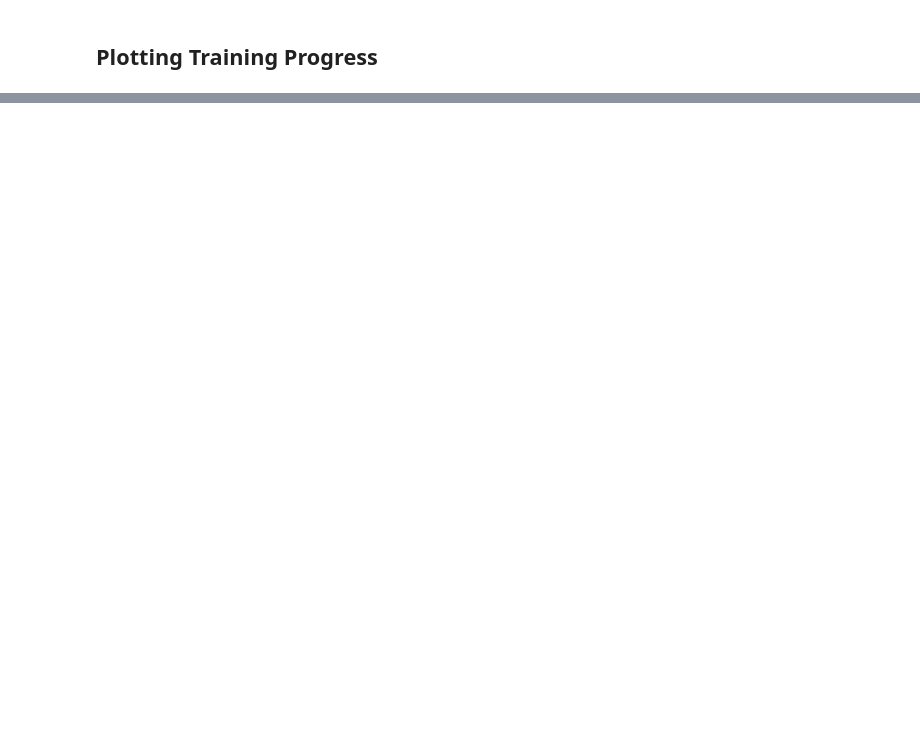
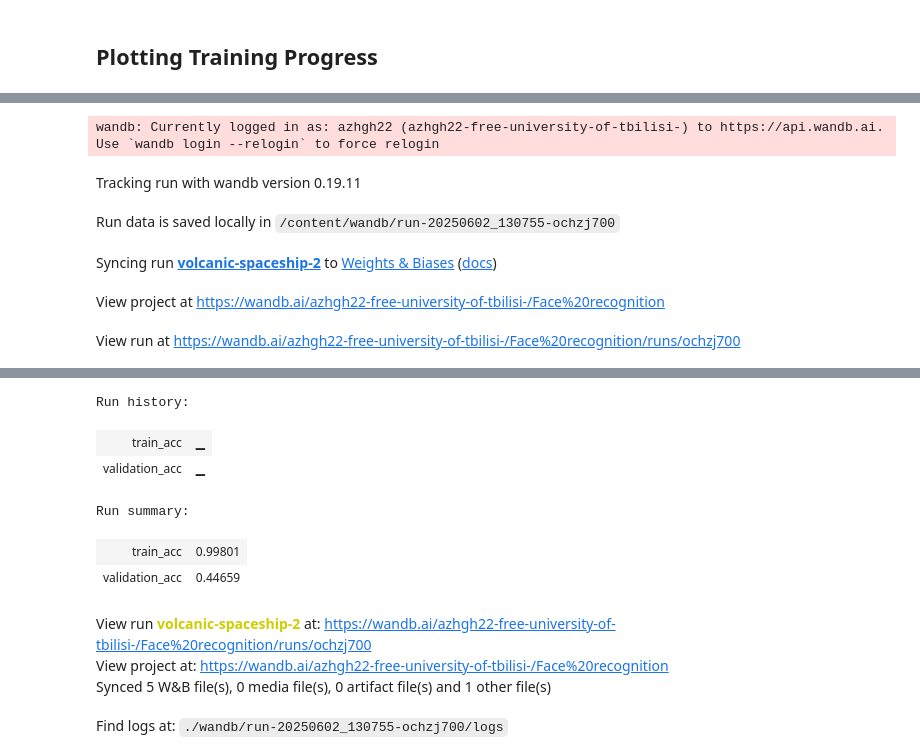
Before and after one commit to azhgh22/ML04_Facial_Expression_Recognition_Challenge, a Jupyter notebook: model.ipynb, the cells around one changed output, grey strips where cells are left out. Drawn from its saved outputs; the diff is of its cells as text; code cells hidden in the pictures; blank space fills up the shorter version.

Commit message:
trained first model with very high variance

```diff
--- a/model.ipynb
+++ b/model.ipynb
@@ -222,5 +200,2 @@ Estimated Total Size (MB): 37.70
-# %%
-criterion = nn.CrossEntropyLoss()
-optimizer = Adam(model.parameters(), lr=LR)
 # %% [markdown]
 ## **Training**
@@ -284,0 +256,11 @@ Epoch 10/10, Train Loss: 10.4009 Train Accuracy 70.3623
+# %%
+model = nn.Sequential(
+    nn.Conv2d(1,32,kernel_size=3,padding=1,stride=1),
+    nn.ReLU(),
+    nn.BatchNorm2d(32),
+    nn.Flatten(),
+    nn.Linear(48*48*32,128),
+    nn.ReLU(),
+    nn.Linear(128,N_CLASSES)
+).cuda()
+train_part34(model,Adam(model.parameters(), lr=LR),train_loader,20)
@@ -301,0 +287,5 @@ Accuracy Score is: 41.4674 and Loss is 0.474
+# %%
+train_accuracy = check_accuracy_part34(train_loader,model)
+val_accuracy = check_accuracy_part34(val_loader,model)
+print("train : ",train_accuracy)
+print("validation : ",val_accuracy)
@@ -325,0 +333,37 @@ plt.show()
+# %%
+import random
+
+import wandb
+
+# Start a new wandb run to track this script.
+run = wandb.init(
+    # Set the wandb entity where your project will be logged (generally your team name).
+    entity="azhgh22-free-university-of-tbilisi-",
+    # Set the wandb project where this run will be logged.
+    project="Face recognition",
+    # Track hyperparameters and run metadata.
+    config={
+        "learning_rate": LR,
+        "batch_size" : BATCH_SIZE,
+        "epochs" : 20,
+        "architecture": "CNN",
+        "dataset": "CIFAR-100",
+        "optimizer" : "Adam",
+        "loss function" : "Cross-entropy loss"
+    },
+)
+
+run.log({"train_acc": train_accuracy, "validation_acc": val_accuracy})
+
+torch.save(model.state_dict(), 'conv1.pth')
+wandb.save('conv1.pth')
+
+# Finish the run and upload any remaining data.
+run.finish()
+# %% [output]
+wandb: Currently logged in as: azhgh22 (azhgh22-free-university-of-tbilisi-) to https://api.wandb.ai. Use `wandb login --relogin` to force relogin
+Tracking run with wandb version 0.19.11
+Run data is saved locally in /content/wandb/run-20250602_130755-ochzj700
+Syncing run volcanic-spaceship-2 to Weights & Biases (docs)
+View project at https://wandb.ai/azhgh22-free-university-of-tbilisi-/Face%20recognition
+View run at https://wandb.ai/azhgh22-free-university-of-tbilisi-/Face%20recognition/runs/ochzj700
@@ -325,0 +371,10 @@ plt.show()
+Run history:
+| train_acc | ▁ |
+| validation_acc | ▁ |
+Run summary:
+| train_acc | 0.99801 |
+| validation_acc | 0.44659 |
+View run volcanic-spaceship-2 at: https://wandb.ai/azhgh22-free-university-of-tbilisi-/Face%20recognition/runs/ochzj700
+View project at: https://wandb.ai/azhgh22-free-university-of-tbilisi-/Face%20recognition
+Synced 5 W&B file(s), 0 media file(s), 0 artifact file(s) and 1 other file(s)
+Find logs at: ./wandb/run-20250602_130755-ochzj700/logs
```
Also changed, not shown: parts of 29 cells of this notebook.
